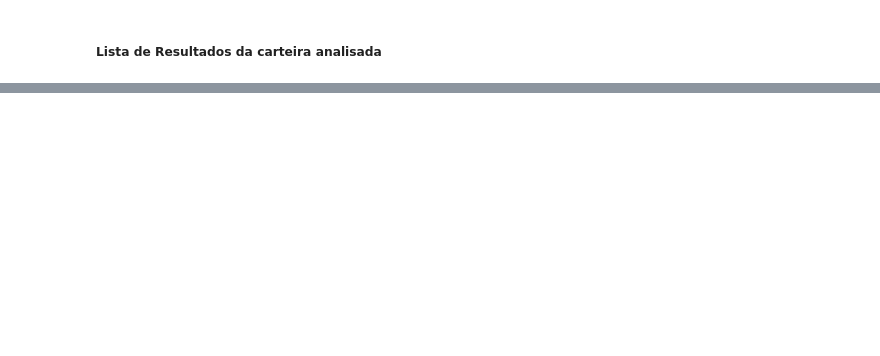
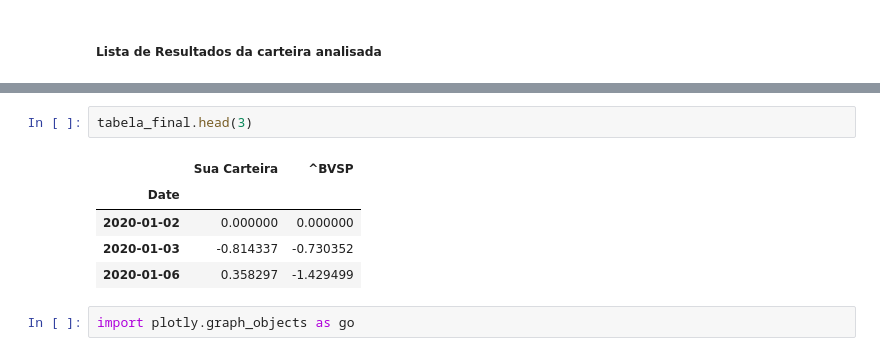
Before and after one commit to gabrieldepaiva/ProjetosParalelos, a Jupyter notebook: Proj4.Analise_Carteira_de_Acoes_Pessoal.ipynb, the cells around one changed output, grey strips where cells are left out. Saved outputs shown, nothing was run; the diff lists cells and outputs as text; blank space fills up the shorter version.

```diff
--- a/Proj4.Analise_Carteira_de_Acoes_Pessoal.ipynb
+++ b/Proj4.Analise_Carteira_de_Acoes_Pessoal.ipynb
@@ -297,0 +292,10 @@ Desempenho em relação ao Ibovespa: -18.94%.
+# %%
+tabela_final.head(3)
+# %% [output]
+|  | Sua Carteira | ^BVSP |
+| Date |  |  |
+| 2020-01-02 | 0.000000 | 0.000000 |
+| 2020-01-03 | -0.814337 | -0.730352 |
+| 2020-01-06 | 0.358297 | -1.429499 |
+# %%
+import plotly.graph_objects as go
```
Also changed, not shown: parts of 11 cells of this notebook.
